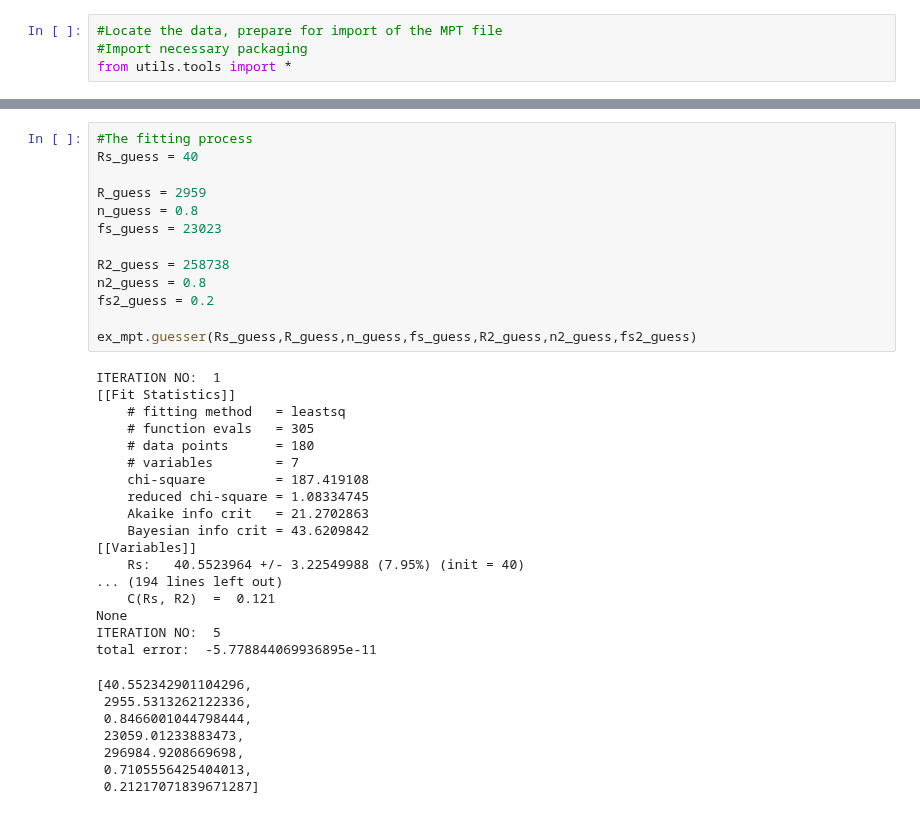
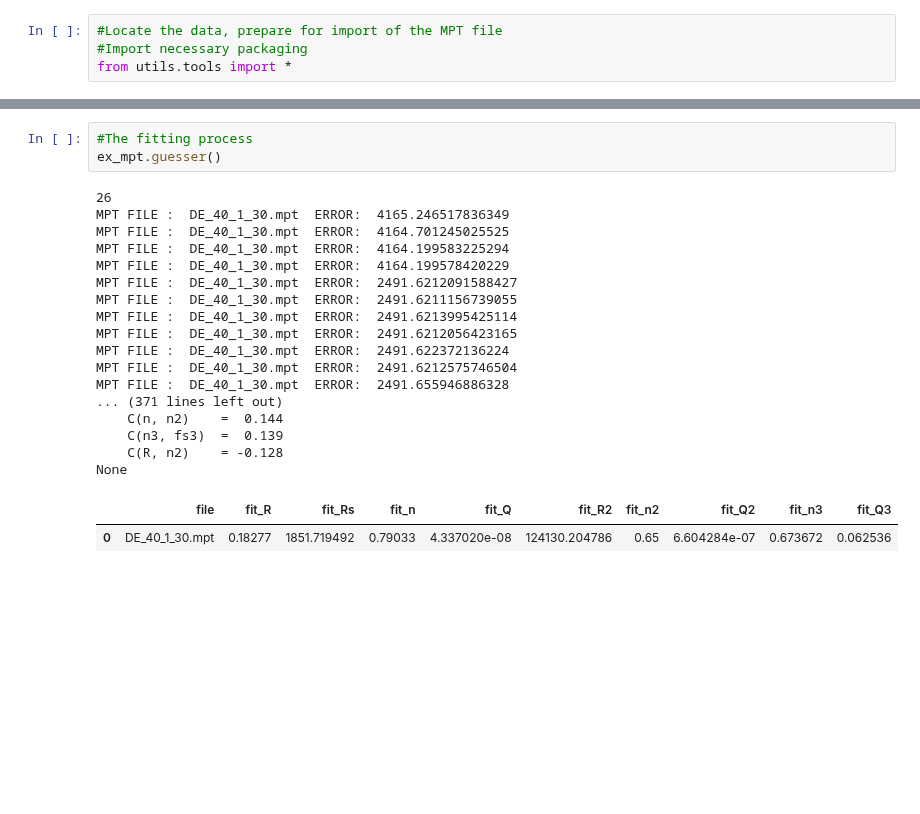
Before and after one commit to WildcatDiscovery/Kyler_Speed_Circuit, a Jupyter notebook: python_notebooks/introduction.ipynb, the cells around one changed output, grey strips where cells are left out. Cells and saved outputs as stored; diff of their text form; blank space fills up the shorter version.

Commit message:
consolidated functions

```diff
--- a/python_notebooks/introduction.ipynb
+++ b/python_notebooks/introduction.ipynb
@@ -24,39 +24,24 @@ No handles with labels found to put in legend.
-# %%
-#The fitting process
-Rs_guess = 40
-
-R_guess = 2959
-n_guess = 0.8
-fs_guess = 23023
-
-R2_guess = 258738
-n2_guess = 0.8
-fs2_guess = 0.2
-
-ex_mpt.guesser(Rs_guess,R_guess,n_guess,fs_guess,R2_guess,n2_guess,fs2_guess)
-# %% [output]
-ITERATION NO:  1
-[[Fit Statistics]]
-    # fitting method   = leastsq
-    # function evals   = 305
-    # data points      = 180
-    # variables        = 7
-    chi-square         = 187.419108
-    reduced chi-square = 1.08334745
-    Akaike info crit   = 21.2702863
-    Bayesian info crit = 43.6209842
-[[Variables]]
-    Rs:   40.5523964 +/- 3.22549988 (7.95%) (init = 40)
-... (194 lines left out)
-    C(Rs, R2)  =  0.121
-None
-ITERATION NO:  5
-total error:  -5.778844069936895e-11
-[40.552342901104296,
- 2955.5313262122336,
- 0.8466001044798444,
- 23059.01233883473,
- 296984.9208669698,
- 0.7105556425404013,
- 0.21217071839671287]
+# %%
+#The fitting process
+ex_mpt.guesser()
+# %% [output]
+26
+MPT FILE :  DE_40_1_30.mpt  ERROR:  4165.246517836349
+MPT FILE :  DE_40_1_30.mpt  ERROR:  4164.701245025525
+MPT FILE :  DE_40_1_30.mpt  ERROR:  4164.199583225294
+MPT FILE :  DE_40_1_30.mpt  ERROR:  4164.199578420229
+MPT FILE :  DE_40_1_30.mpt  ERROR:  2491.6212091588427
+MPT FILE :  DE_40_1_30.mpt  ERROR:  2491.6211156739055
+MPT FILE :  DE_40_1_30.mpt  ERROR:  2491.6213995425114
+MPT FILE :  DE_40_1_30.mpt  ERROR:  2491.6212056423165
+MPT FILE :  DE_40_1_30.mpt  ERROR:  2491.622372136224
+MPT FILE :  DE_40_1_30.mpt  ERROR:  2491.6212575746504
+MPT FILE :  DE_40_1_30.mpt  ERROR:  2491.655946886328
+... (371 lines left out)
+    C(n, n2)    =  0.144
+    C(n3, fs3)  =  0.139
+    C(R, n2)    = -0.128
+None
+|  | file | fit_R | fit_Rs | fit_n | fit_Q | fit_R2 | fit_n2 | fit_Q2 | fit_n3 | fit_Q3 |
+| 0 | DE_40_1_30.mpt | 0.18277 | 1851.719492 | 0.79033 | 4.337020e-08 | 124130.204786 | 0.65 | 6.604284e-07 | 0.673672 | 0.062536 |
 # %%
```
Also changed, not shown: parts of 3 cells of this notebook, 7 other files.
